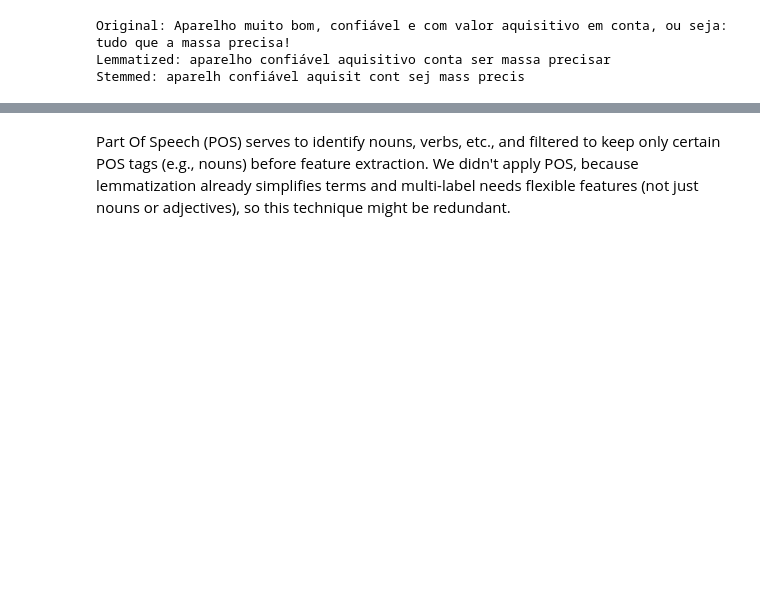
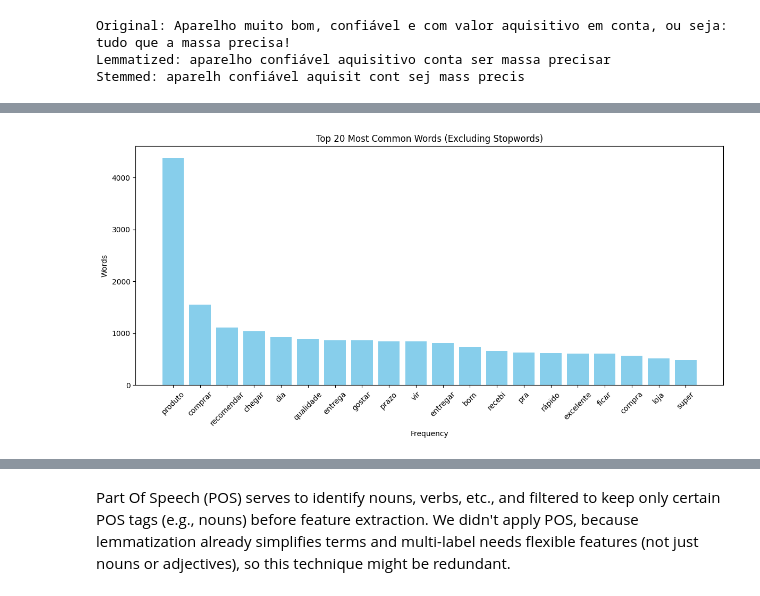
Before and after one commit to martapereira0/NLP-Text_Classification, a Jupyter notebook: main.ipynb, the cells around one changed output, grey strips where cells are left out. Drawn from its saved outputs; the diff is of its cells as text; code cells hidden in the pictures; blank space fills up the shorter version.

Commit message:
small adjustments

```diff
--- a/main.ipynb
+++ b/main.ipynb
@@ -259,3 +298,27 @@ train_data.head()
 | 2 | Entrega rápida, produto muito bom... | 1 | 0 | 1 | 0 | 0 | 0 | entregar rápido produto amar prat... | ... |
 | 3 | Produto otimo so falta o carregad... | 0 | 0 | 1 | 1 | 0 | 0 | produto otimo so carregador maqui... | ... |
 | 4 | a proteção anti queda não é boa s... | 0 | 0 | 1 | 0 | 0 | 0 | proteção anti queda cair frente tela | ... |
+# %%
+# Flatten all reviews into a single list of words
+all_words = " ".join(train_data["lemmatized_reviews"]).split()
+
+# Count word occurrences
+word_counts = Counter(all_words)
+
+# Get the 20 most common words
+most_common_words = word_counts.most_common(20)
+
+# Convert to DataFrame for easier plotting
+word_most_common_df = pd.DataFrame(most_common_words, columns=["Word", "Count"])
+
+
+plt.figure(figsize=(12, 6))
+plt.bar(word_most_common_df["Word"], word_most_common_df["Count"], color="skyblue")
+plt.xlabel("Frequency")
+plt.ylabel("Words")
+plt.title("Top 20 Most Common Words (Excluding Stopwords)")
+plt.xticks(rotation=45)  # Rotate x-axis labels for better readability
+plt.tight_layout()  # Adjust layout to prevent label overlap
+plt.show()
+# %% [output]
+[figure, added]
```
Also changed, not shown: parts of 20 cells of this notebook.
